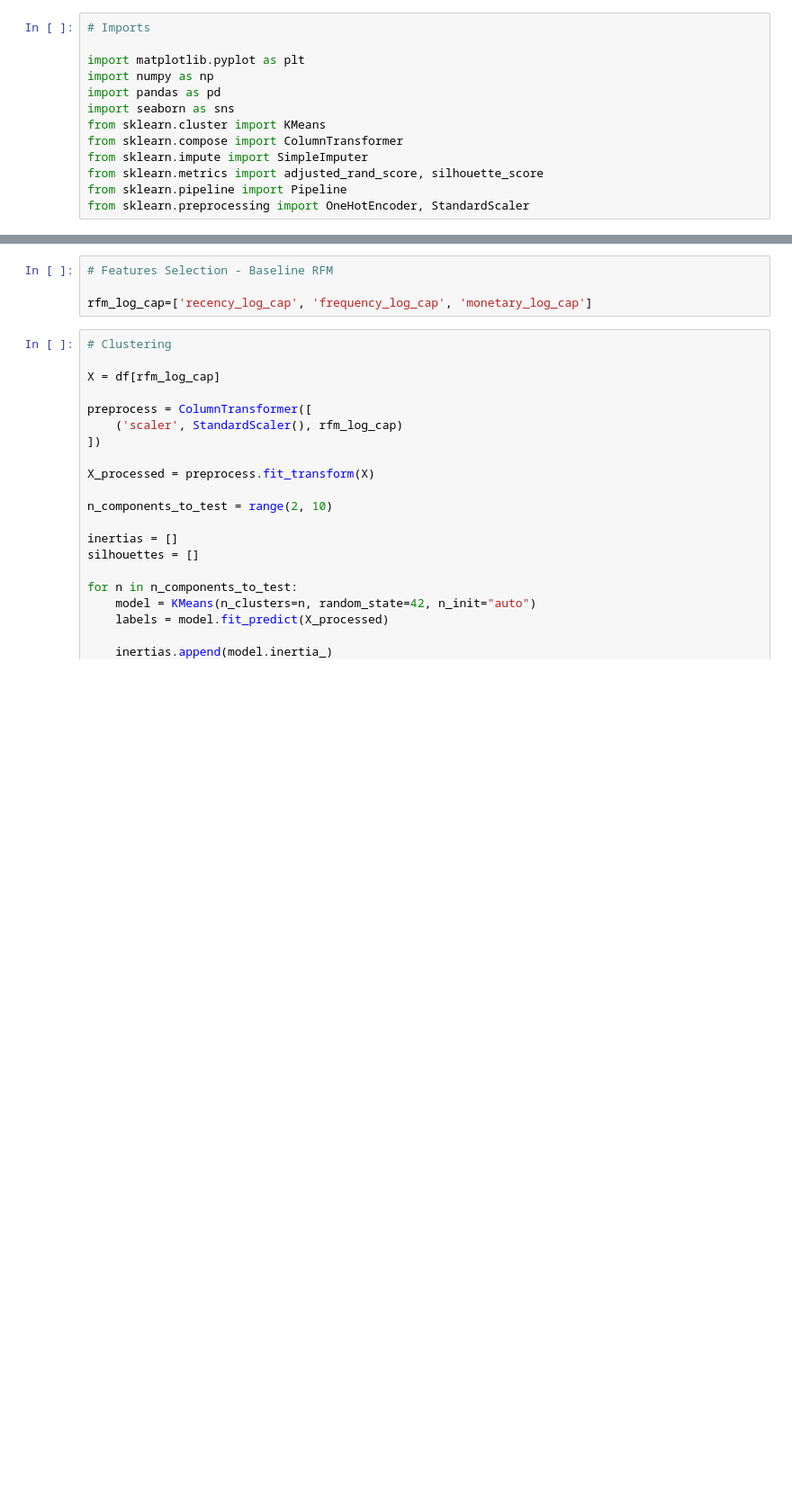
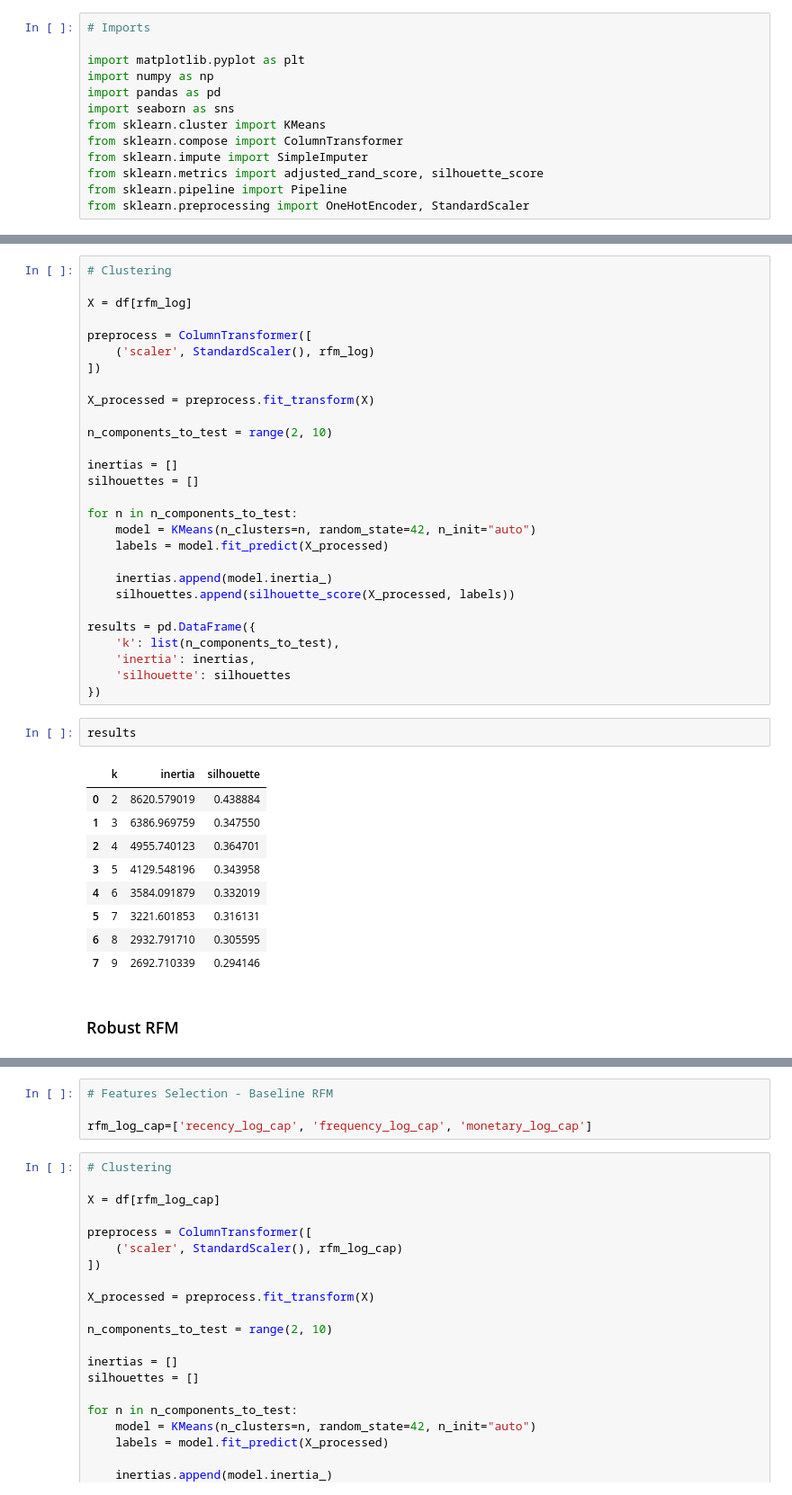
Before and after one commit to Thoericht/customer-segmentation-rfm-nlp, a Jupyter notebook: 02_notebooks/04_clustering.ipynb, the cells around one changed output, grey strips where cells are left out. Shown at 90% size. Cells and saved outputs as stored; diff of their text form; blank space fills up the shorter version.

```diff
--- a/02_notebooks/04_clustering.ipynb
+++ b/02_notebooks/04_clustering.ipynb
@@ -38,0 +73,42 @@ df.head()
+# %%
+# Clustering
+
+X = df[rfm_log]
+
+preprocess = ColumnTransformer([
+    ('scaler', StandardScaler(), rfm_log)
+])
+
+X_processed = preprocess.fit_transform(X)
+
+n_components_to_test = range(2, 10)
+
+inertias = []
+silhouettes = []
+
+for n in n_components_to_test:
+    model = KMeans(n_clusters=n, random_state=42, n_init="auto")
+    labels = model.fit_predict(X_processed)
+
+    inertias.append(model.inertia_)
+    silhouettes.append(silhouette_score(X_processed, labels))
+
+results = pd.DataFrame({
+    'k': list(n_components_to_test),
+    'inertia': inertias,
+    'silhouette': silhouettes
+})
+# %%
+results
+# %% [output]
+|  | k | inertia | silhouette |
+| 0 | 2 | 8620.579019 | 0.438884 |
+| 1 | 3 | 6386.969759 | 0.347550 |
+| 2 | 4 | 4955.740123 | 0.364701 |
+| 3 | 5 | 4129.548196 | 0.343958 |
+| 4 | 6 | 3584.091879 | 0.332019 |
+| 5 | 7 | 3221.601853 | 0.316131 |
+| 6 | 8 | 2932.791710 | 0.305595 |
+| 7 | 9 | 2692.710339 | 0.294146 |
+# %% [markdown]
+### Robust RFM
```
Also changed, not shown: parts of 8 cells of this notebook, 1 other file.
